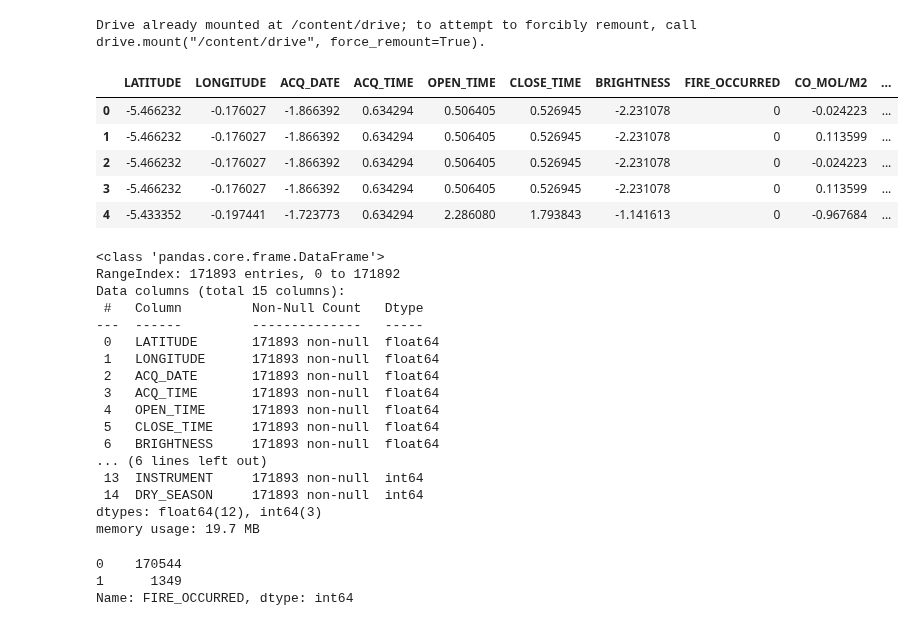
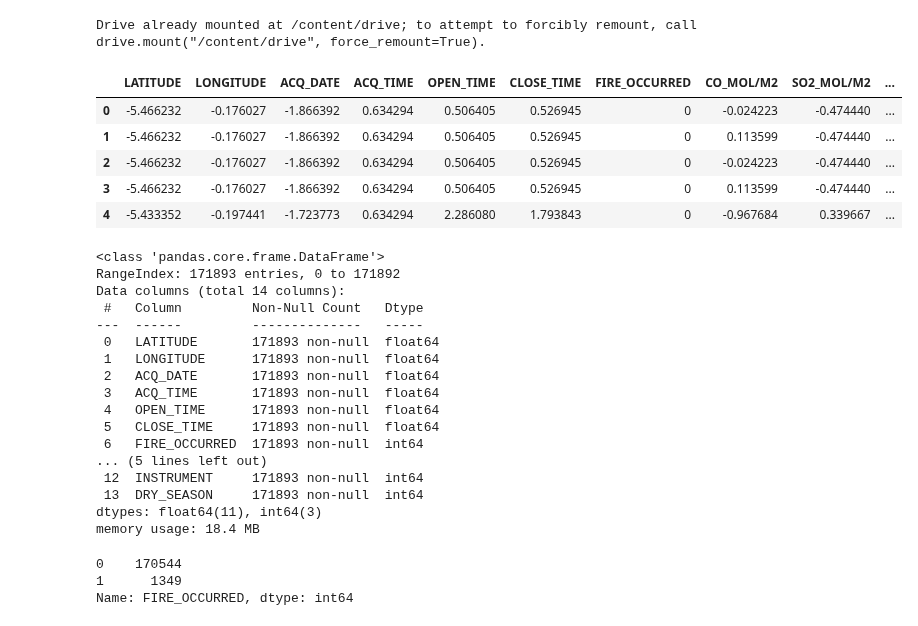
Before and after one commit to ManapatWeeramongkolkul/ForestFireML, a Jupyter notebook: ModelTraining_Pipeline.ipynb, the cells around one changed output. Cells and saved outputs as stored; diff of their text form; code cells hidden in the pictures.

```diff
--- a/ModelTraining_Pipeline.ipynb
+++ b/ModelTraining_Pipeline.ipynb
@@ -20,22 +20,22 @@ Drive already mounted at /content/drive; to attempt to forcibly remount, call dr
 # %%
 # Data Source
 
-df = pd.read_csv("/content/drive/MyDrive/Senior Project/Datasets/cleaned_gee_data.csv")
-df = df.drop(columns = ['Unnamed: 0'], axis=1)
+df = pd.read_csv("/content/drive/MyDrive/cleaned_gee_data.csv")
+df = df.drop(columns = ['Unnamed: 0', 'BRIGHTNESS'], axis=1) # Brightness not available in sensor device
 df.head()
 # %% [output]
-|  | LATITUDE | LONGITUDE | ACQ_DATE | ACQ_TIME | OPEN_TIME | CLOSE_TIME | BRIGHTNESS | FIRE_OCCURRED | CO_MOL/M2 | ... |
-| 0 | -5.466232 | -0.176027 | -1.866392 | 0.634294 | 0.506405 | 0.526945 | -2.231078 | 0 | -0.024223 | ... |
-| 1 | -5.466232 | -0.176027 | -1.866392 | 0.634294 | 0.506405 | 0.526945 | -2.231078 | 0 | 0.113599 | ... |
-| 2 | -5.466232 | -0.176027 | -1.866392 | 0.634294 | 0.506405 | 0.526945 | -2.231078 | 0 | -0.024223 | ... |
-| 3 | -5.466232 | -0.176027 | -1.866392 | 0.634294 | 0.506405 | 0.526945 | -2.231078 | 0 | 0.113599 | ... |
-| 4 | -5.433352 | -0.197441 | -1.723773 | 0.634294 | 2.286080 | 1.793843 | -1.141613 | 0 | -0.967684 | ... |
+|  | LATITUDE | LONGITUDE | ACQ_DATE | ACQ_TIME | OPEN_TIME | CLOSE_TIME | FIRE_OCCURRED | CO_MOL/M2 | SO2_MOL/M2 | ... |
+| 0 | -5.466232 | -0.176027 | -1.866392 | 0.634294 | 0.506405 | 0.526945 | 0 | -0.024223 | -0.474440 | ... |
+| 1 | -5.466232 | -0.176027 | -1.866392 | 0.634294 | 0.506405 | 0.526945 | 0 | 0.113599 | -0.474440 | ... |
+| 2 | -5.466232 | -0.176027 | -1.866392 | 0.634294 | 0.506405 | 0.526945 | 0 | -0.024223 | -0.474440 | ... |
+| 3 | -5.466232 | -0.176027 | -1.866392 | 0.634294 | 0.506405 | 0.526945 | 0 | 0.113599 | -0.474440 | ... |
+| 4 | -5.433352 | -0.197441 | -1.723773 | 0.634294 | 2.286080 | 1.793843 | 0 | -0.967684 | 0.339667 | ... |
 # %%
 df.info()
 # %% [output]
 <class 'pandas.core.frame.DataFrame'>
 RangeIndex: 171893 entries, 0 to 171892
-Data columns (total 15 columns):
+Data columns (total 14 columns):
  #   Column         Non-Null Count   Dtype
 ---  ------         --------------   -----
  0   LATITUDE       171893 non-null  float64
@@ -44,12 +44,12 @@ Data columns (total 15 columns):
  3   ACQ_TIME       171893 non-null  float64
  4   OPEN_TIME      171893 non-null  float64
  5   CLOSE_TIME     171893 non-null  float64
- 6   BRIGHTNESS     171893 non-null  float64
-... (6 lines left out)
- 13  INSTRUMENT     171893 non-null  int64
- 14  DRY_SEASON     171893 non-null  int64
-dtypes: float64(12), int64(3)
-memory usage: 19.7 MB
+ 6   FIRE_OCCURRED  171893 non-null  int64
+... (5 lines left out)
+ 12  INSTRUMENT     171893 non-null  int64
+ 13  DRY_SEASON     171893 non-null  int64
+dtypes: float64(11), int64(3)
+memory usage: 18.4 MB
 # %%
 display(df['FIRE_OCCURRED'].value_counts())
 # %% [output]
```
Also changed, not shown: parts of 25 cells of this notebook.
